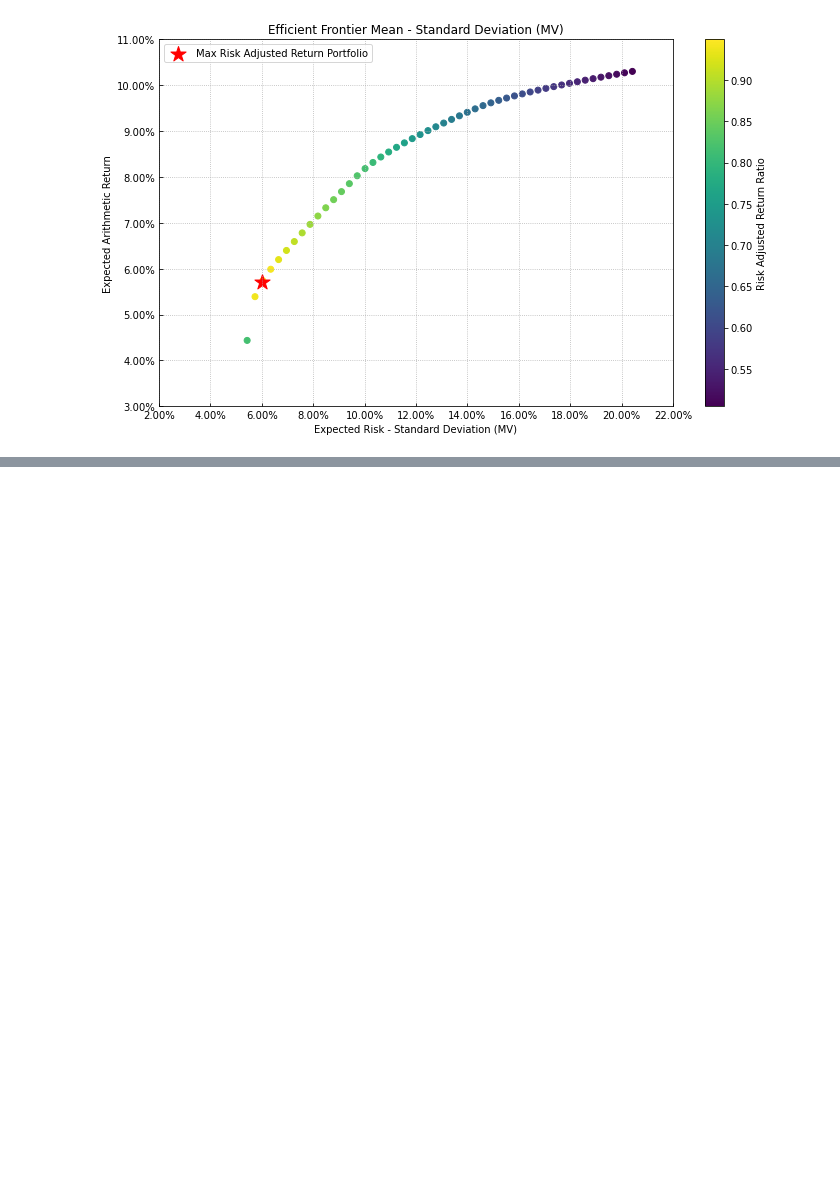
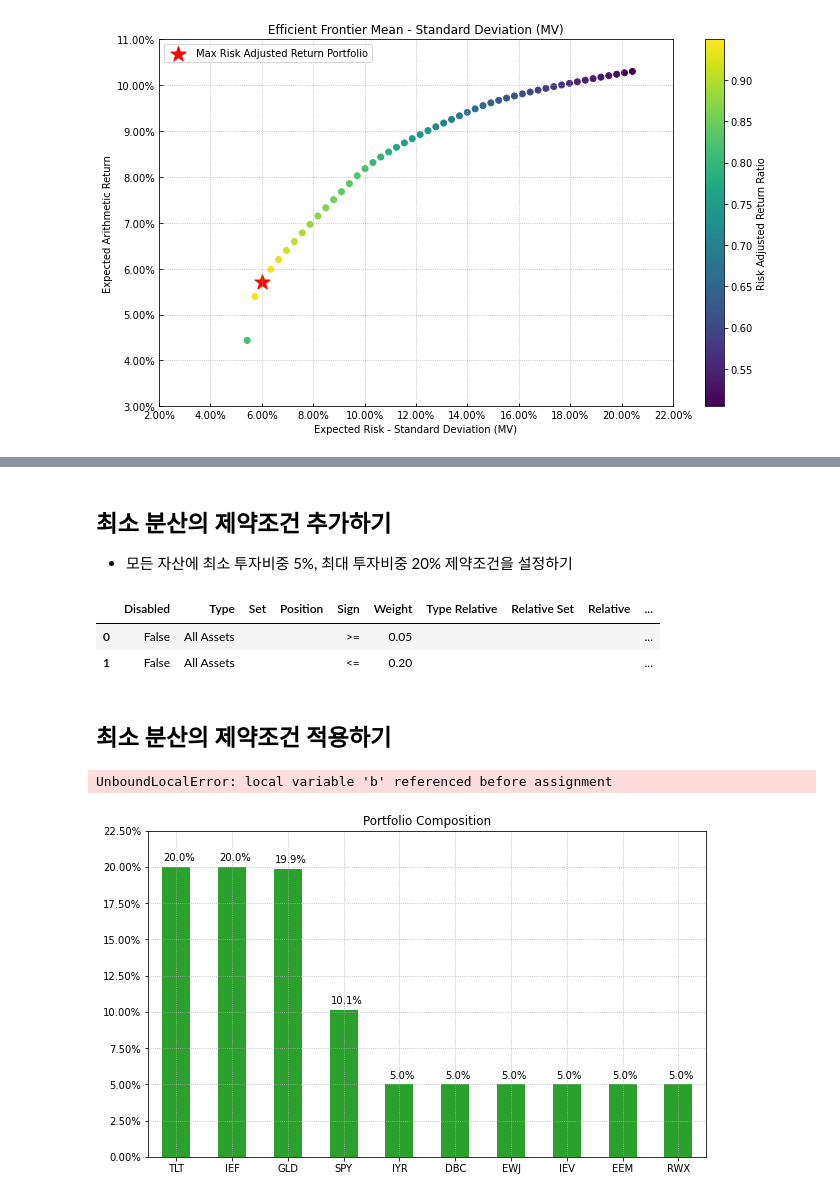
Before and after one commit to Leon-real/Finance-Quant-Study, a Jupyter notebook: HowToInvest/OptimizationPortfolio.ipynb, the cells around one changed output, grey strips where cells are left out. Saved outputs shown, nothing was run; the diff lists cells and outputs as text; code cells hidden in the pictures; blank space fills up the shorter version.

```diff
--- a/HowToInvest/OptimizationPortfolio.ipynb
+++ b/HowToInvest/OptimizationPortfolio.ipynb
@@ -122,0 +146,45 @@ ax = rp.plot_frontier(w_frontier = frontier,
+# %% [markdown]
+## 최소 분산의 제약조건 추가하기
+- 모든 자산에 최소 투자비중 5%, 최대 투자비중 20% 제약조건을 설정하기
+# %%
+# 제약 조건
+asset_classes = {
+    'Asset' : ['SPY', 'IEV', 'EWJ', 'EEM', 'TLT', 'IEF', 'IYR', 'RWX', 'GLD', 'DBC'],
+    'Class' : ['stock','stock','stock','stock','bond','bond','alternative','alternative','alternative','alternative']
+}
+
+asset_classes = pd.DataFrame(asset_classes)
+
+constraints = {'Disabled': [False,False], # 제약 조건의 갯수
+              'Type': ['All Assets', 'All Assets'], # 모든 자산(All Assets), 개별자산(Assets)
+              'Set': ['',''], # 위 입력한 유니버스 중 제약조건에 해당하는 열을 의미
+              'Position': ['',''], # 유니버스 중 제약조건에 해당하는 값
+              'Sign': ['>=','<='], # 제약조건의 부호를 의미
+              'Weight': [0.05, 0.2], # 제약조건의 값
+              'Type Relative': ['',''],
+              'Relative Set': ['',''],
+              'Relative': ['',''],
+              'Factor': ['','']}
+# 즉 위 파라미터 값을 해석하면, 모든 자산의 비중이 5%이상 20% 이하로 되어야 한다는 제약조건을 설정함
+constraints = pd.DataFrame(constraints)
+constraints
+# %% [output]
+|  | Disabled | Type | Set | Position | Sign | Weight | Type Relative | Relative Set | Relative | ... |
+| 0 | False | All Assets |  |  | >= | 0.05 |  |  |  | ... |
+| 1 | False | All Assets |  |  | <= | 0.20 |  |  |  | ... |
+# %% [markdown]
+## 최소 분산의 제약조건 적용하기
+# %%
+A, B = rp.assets_constraints(constraints, asset_classes)
+
+port.ainequality = A
+port.binequality = B
+
+w = port.optimization(model=model, rm=rm, obj=obj, rf= rf, l=l, hist=hist)
+
+# round(w, 4)
+
+rp.plot_bar(w)
+# %% [output]
+UnboundLocalError: local variable 'b' referenced before assignment
+[figure, added]
```
Also changed, not shown: parts of 5 cells of this notebook.
